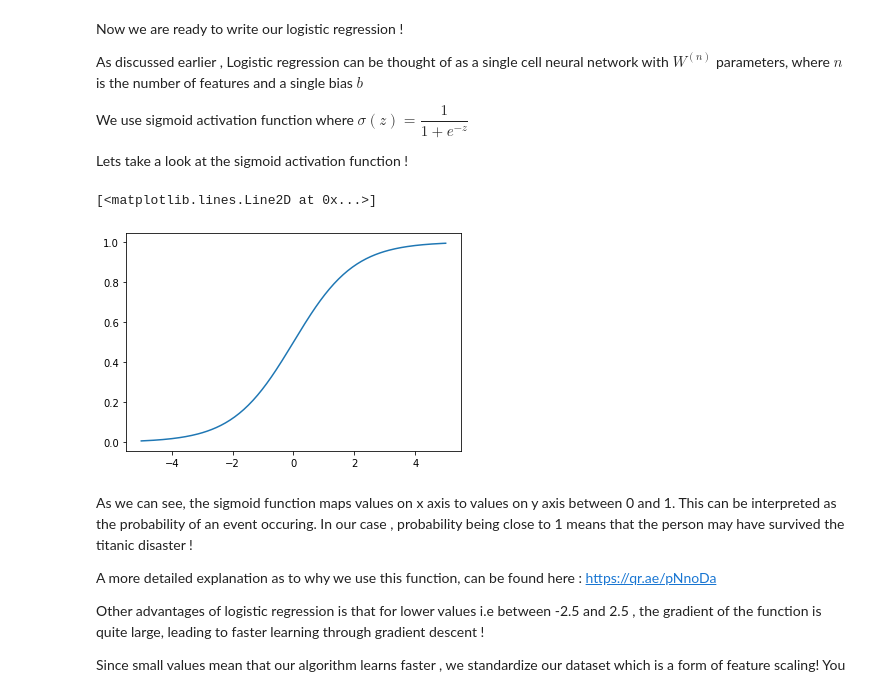
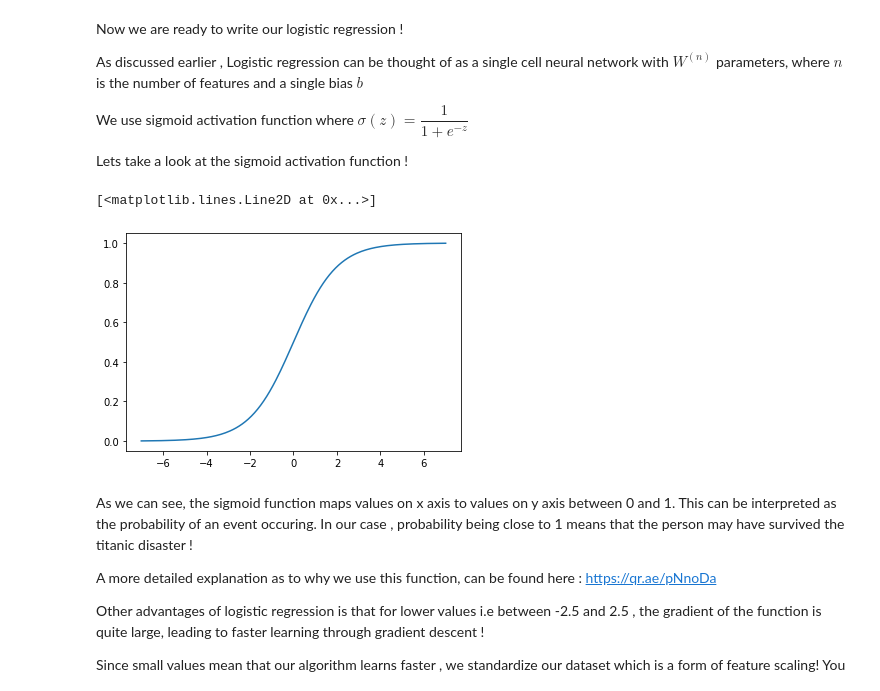
Before and after one commit to AtharvBhat/Logistic-Regression-From-Scratch, a Jupyter notebook: TitanicML-from-scratch/titanicML_log_reg.ipynb, the cells around one changed output. Drawn from its saved outputs; the diff is of its cells as text; code cells hidden in the pictures.

```diff
--- a/TitanicML-from-scratch/titanicML_log_reg.ipynb
+++ b/TitanicML-from-scratch/titanicML_log_reg.ipynb
@@ -268,18 +268,18 @@ Lets take a look at the sigmoid activation function !
 # %%
 #import matplotlib to plot our sigmoid function
 %matplotlib inline
 import matplotlib.pyplot as plt
-x = np.linspace(-5, 5, 200)
+x = np.linspace(-7, 7, 200)
 
 #define sigmoid function
 def sigmoid(x):
     sig = 1/(1 + np.exp(-x))
     return sig
 
 plt.plot(x, sigmoid(x))
 # %% [output]
 [<matplotlib.lines.Line2D at 0x...>]
-[figure, old version]
+[figure, new version]
 # %% [markdown]
 As we can see, the sigmoid function maps values on x axis to values on y axis between 0 and 1.
 This can be interpreted as the probability of an event occuring.
```
Also changed, not shown: parts of 4 cells of this notebook.
